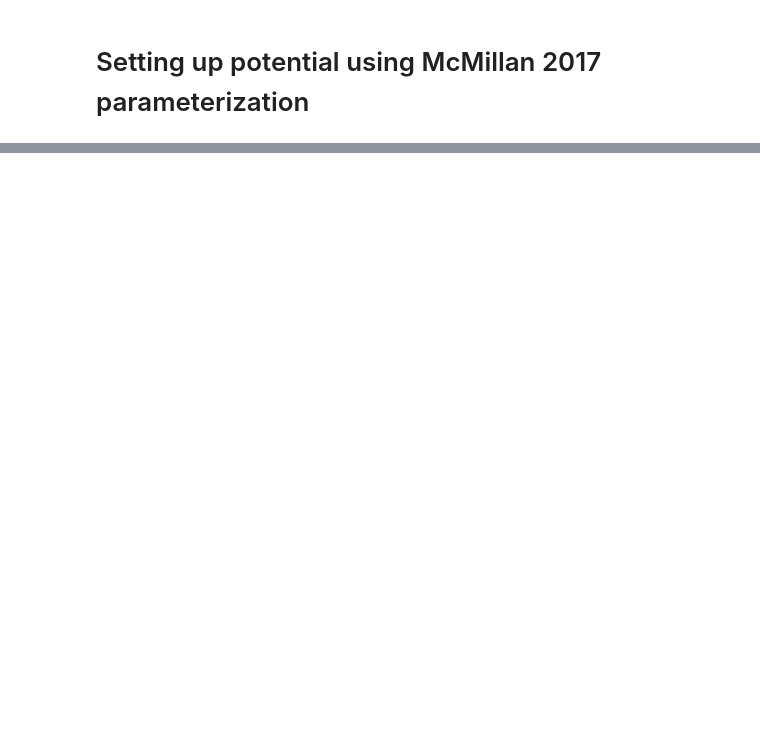
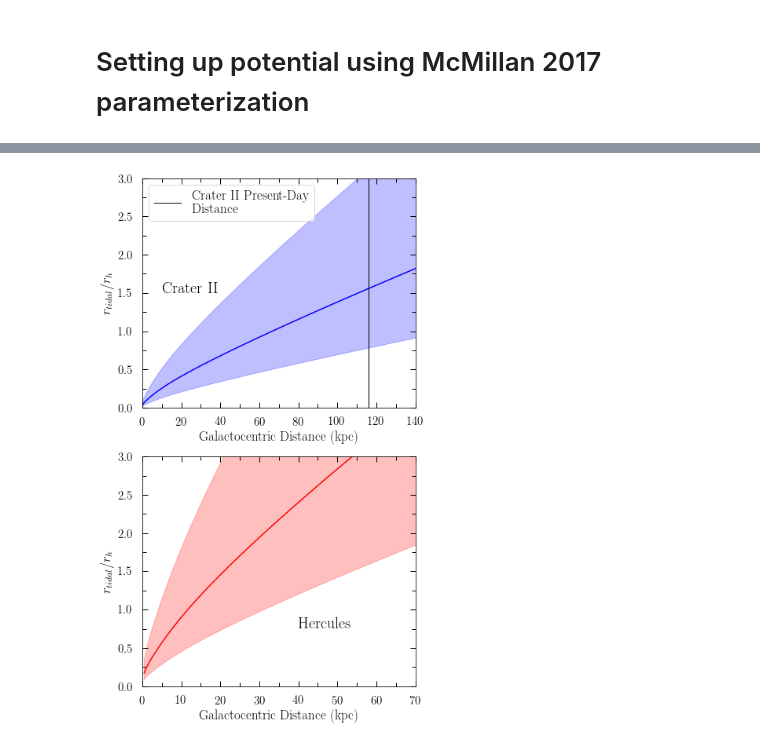
Before and after one commit to swfu/DwarfTidalStripping, a Jupyter notebook: tidalradius.ipynb, the cells around one changed output, grey strips where cells are left out. Saved outputs shown, nothing was run; the diff lists cells and outputs as text; code cells hidden in the pictures; blank space fills up the shorter version.

```diff
--- a/tidalradius.ipynb
+++ b/tidalradius.ipynb
@@ -43,7 +37,7 @@ mvir= tp_amp.mass(245./ro,245./ro,ro=ro,vo=vo)/10.**12.
 print(mvir)
 # mass out to ~245 kpc in units of 10^12 Msun, for non-spherical potential need to give R and z max to integrate
 
-tp= potential.TriaxialNFWPotential(amp=1.6/mvir,a=2.,c=c) #1.6 translates to 0.8*1.6 * 10^12 Msun
+tp= potential.TriaxialNFWPotential(amp=1.3/mvir,a=2.,c=c) #1.6 translates to 0.8*1.6 * 10^12 Msun
 # amp = (0.8 x 10^12 Msun: desired mass) / (mvir x 10^12: mass for amp=1)
 print(tp.mass(245./ro,245./ro,ro=ro,vo=vo)/10.**12.) # Should be the mass you want
 
@@ -147,0 +68,81 @@ plt.savefig('/Users/Sal/research/dsph_dynamicalevo/tidalevo_ppr/tidalradii.pdf',
+# %%
+m_craII = 7.4*(10.**6.) # in units of solar masses, calculated from velocity dispersion derived in this work
+rh_craII = 1066 # in units of parsecs, Torrealba+16
+
+rj_craII = ((m_craII/(3*(menc_allcomp)))**(0.33))*dper*1000 #tidal radius in parsecs
+rtidal_rhalf_cra = rj_craII/rh_craII
+
+m_herc = 2.7*(10.**6.) #in units of solar masses, calculated using Aden+09 velocity dispersion
+rh_herc = 216. #in units of parsecs, Munoz+18
+
+rj_herc = ((m_herc/(3*menc_allcomp))**(0.33))*dper*1000 #tidal radius in parsecs
+rtidal_rhalf_herc = rj_herc/rh_herc
+# %%
+fig, ax = plt.subplots(2,1,figsize=(6,10))
+
+labsize=17
+tickf=15
+
+cracolor='blue'
+herccolor='red'
+
+ax[0].plot(dper,rtidal_rhalf_cra,color=cracolor)
+ax[0].fill_between(dper,rtidal_rhalf_cra*2,rtidal_rhalf_cra/2,alpha=0.25,color=cracolor)
+ax[0].set_xlim(0,140)
+ax[0].set_ylim(0,3)
+ax[0].axvline(x=116,color='black',label='Crater II Present-Day \n Distance',lw=1)
+
+ax[0].legend(fontsize=17)
+ax[1].plot(dper,rtidal_rhalf_herc,color=herccolor)
+ax[1].fill_between(dper,rtidal_rhalf_herc*2,rtidal_rhalf_herc/2,alpha=0.25,color=herccolor)
+ax[1].set_xlim(0,70)
+ax[1].set_ylim(0,3)
+
+
+ax[0].set_ylabel(r'$r_{tidal}/r_h$',fontsize=labsize)
+ax[0].set_xlabel('Galactocentric Distance (kpc)',fontsize=labsize)
+ax[1].set_ylabel(r'$r_{tidal}/r_h$',fontsize=labsize)
+ax[1].set_xlabel('Galactocentric Distance (kpc)',fontsize=labsize)
+
+major_tick_length = 7
+major_tick_width = 1
+minor_tick_length = 5
+minor_tick_width = 1
+
+ax[0].xaxis.set_major_locator(MultipleLocator(20))
+ax[0].xaxis.set_minor_locator(MultipleLocator(10))
+ax[1].xaxis.set_major_locator(MultipleLocator(10))
+ax[1].xaxis.set_minor_locator(MultipleLocator(5))
+
+ax[0].yaxis.set_major_locator(MultipleLocator(0.5))
+ax[0].yaxis.set_minor_locator(MultipleLocator(0.25))
+ax[1].yaxis.set_major_locator(MultipleLocator(0.5))
+ax[1].yaxis.set_minor_locator(MultipleLocator(0.25))
+
+ax[0].set_yticklabels(np.round(np.arange(-0.5,3.5,0.5),1),fontsize=tickf)
+ax[1].set_yticklabels(np.round(np.arange(-0.5,3.5,0.5),1),fontsize=tickf)
+
+ax[0].set_xticklabels(np.round(np.arange(-20,150,20),0),fontsize=tickf)
+ax[1].set_xticklabels(np.round(np.arange(-10,80,10),0),fontsize=tickf)
+
+ax[0].tick_params(axis='both',direction='in',bottom='on',top='on',right='on',left='on',which='major',
+                length = major_tick_length, width = major_tick_width)
+ax[0].tick_params(axis='both',direction='in',bottom='on',top='on',right='on',left='on',which='minor',
+                length = minor_tick_length, width = minor_tick_width)
+
+ax[1].tick_params(axis='both',direction='in',bottom='on',top='on',right='on',left='on',which='major',
+                length = major_tick_length, width = major_tick_width)
+ax[1].tick_params(axis='both',direction='in',bottom='on',top='on',right='on',left='on',which='minor',
+                length = minor_tick_length, width = minor_tick_width)
+
+# ax[0].set_title('Crater II',fontsize=17)
+# ax[1].set_title('Hercules',fontsize=17)
+
+ax[0].text(10,1.5,'Crater II',fontsize=20)
+ax[1].text(40,.75,'Hercules',fontsize=20)
+
+fig.tight_layout()
+
+fig.savefig('tidal_radius_new_fig4.pdf',dpi=dpi,bbox_inches='tight')
+# %% [output]
+[figure, added]
```
Also changed, not shown: parts of 5 cells of this notebook, 10 other files.
